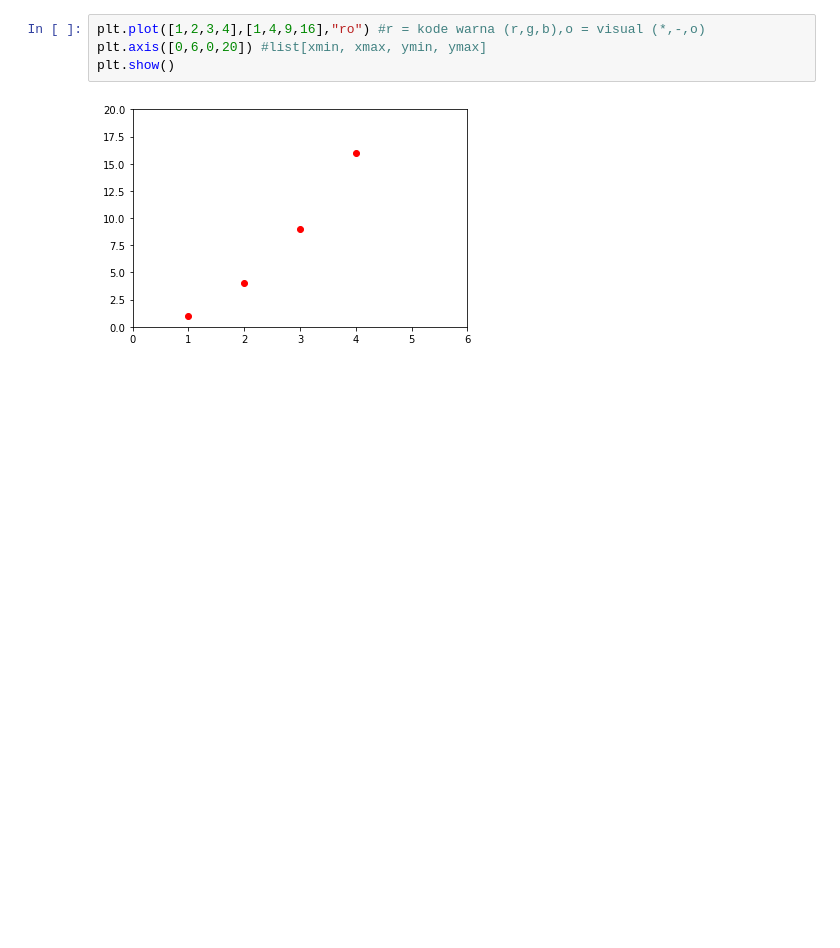
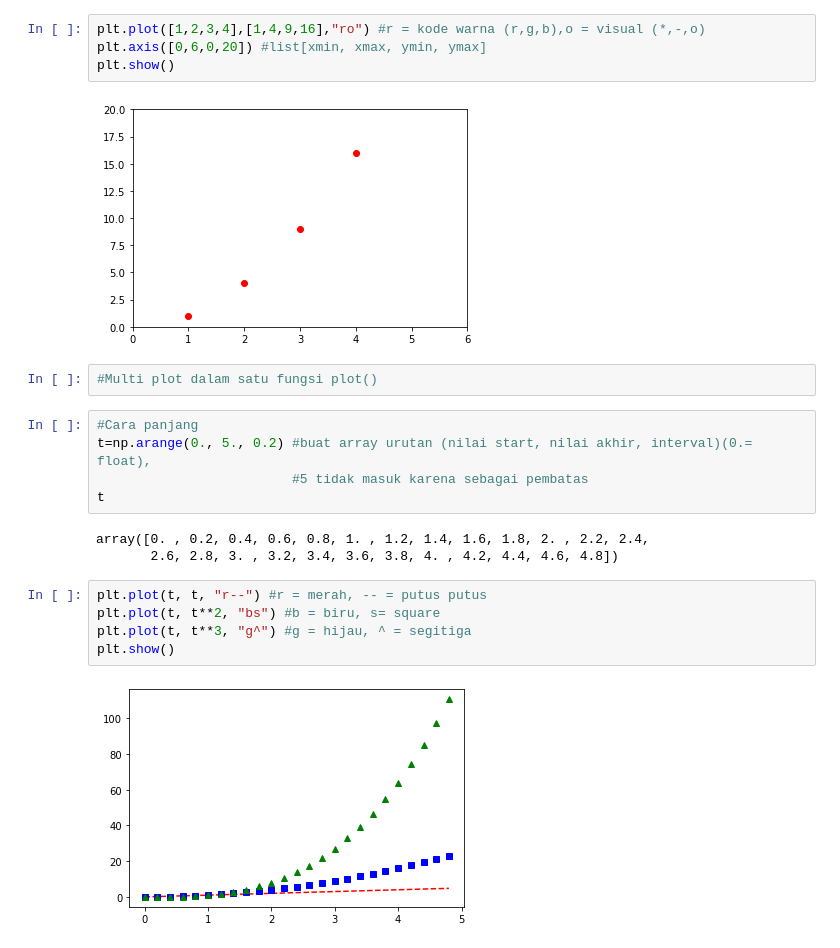
Before and after one commit to AxelChristian/matplotlib, a Jupyter notebook: 02_Pengenalan_pyplot.ipynb, the cells around one changed output. Drawn from its saved outputs; the diff is of its cells as text; blank space fills up the shorter version.

```diff
--- a/02_Pengenalan_pyplot.ipynb
+++ b/02_Pengenalan_pyplot.ipynb
@@ -33,3 +33,20 @@ plt.axis([0,6,0,20]) #list[xmin, xmax, ymin, ymax]
 plt.show()
 # %% [output]
 [figure]
+# %%
+#Multi plot dalam satu fungsi plot()
+# %%
+#Cara panjang
+t=np.arange(0., 5., 0.2) #buat array urutan (nilai start, nilai akhir, interval)(0.= float),
+                         #5 tidak masuk karena sebagai pembatas
+t
+# %% [output]
+array([0. , 0.2, 0.4, 0.6, 0.8, 1. , 1.2, 1.4, 1.6, 1.8, 2. , 2.2, 2.4,
+       2.6, 2.8, 3. , 3.2, 3.4, 3.6, 3.8, 4. , 4.2, 4.4, 4.6, 4.8])
+# %%
+plt.plot(t, t, "r--") #r = merah, -- = putus putus
+plt.plot(t, t**2, "bs") #b = biru, s= square
+plt.plot(t, t**3, "g^") #g = hijau, ^ = segitiga
+plt.show()
+# %% [output]
+[figure, added]
```
Also changed, not shown: parts of 5 cells of this notebook.
